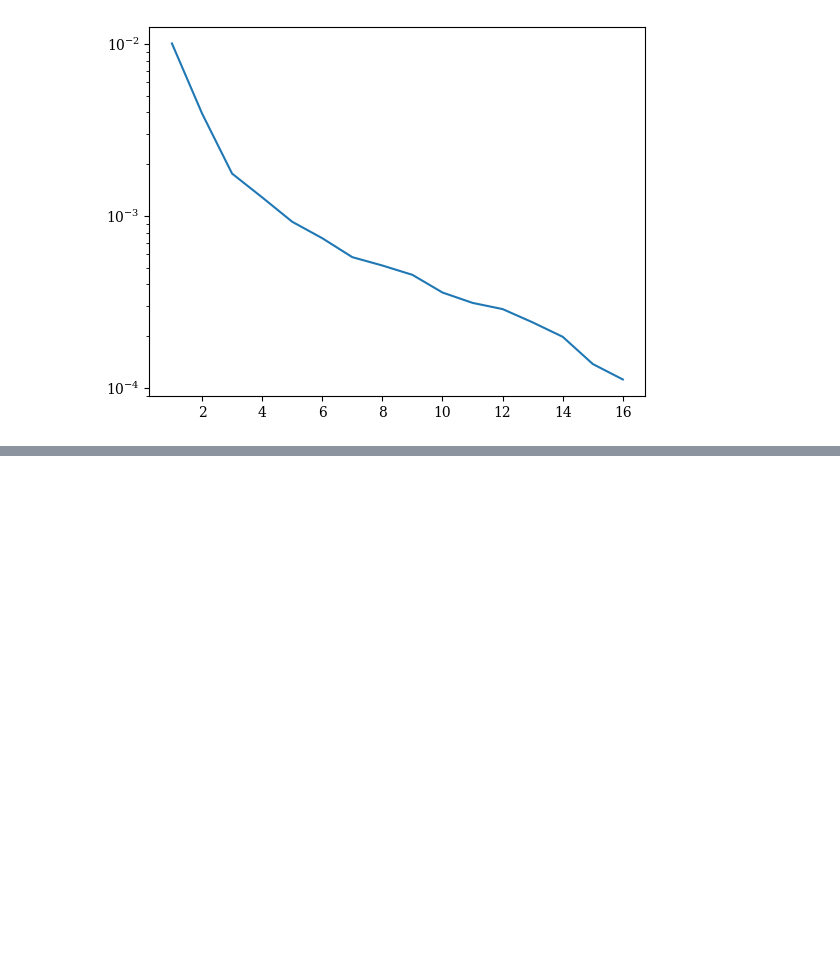
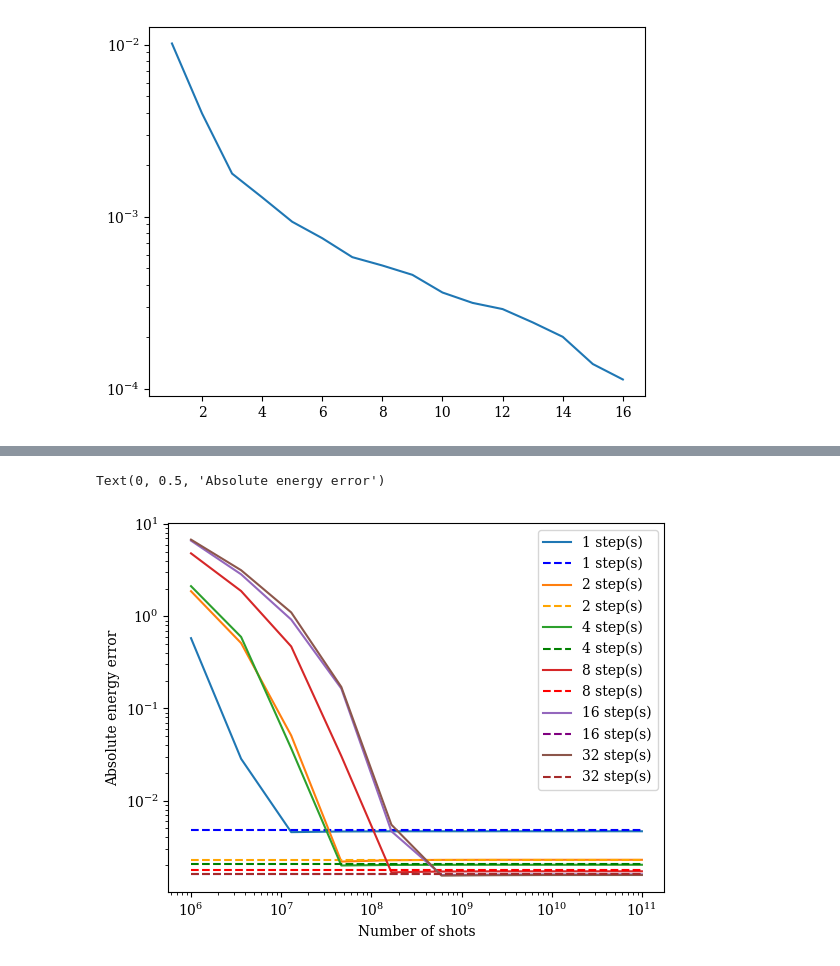
Before and after one commit to rmlarose/compare-vkp, a Jupyter notebook: qrylov_shot_noise.ipynb, the cells around one changed output, grey strips where cells are left out. Saved outputs shown, nothing was run; the diff lists cells and outputs as text; code cells hidden in the pictures; blank space fills up the shorter version.

```diff
--- a/qrylov_shot_noise.ipynb
+++ b/qrylov_shot_noise.ipynb
@@ -437,0 +463,2 @@ Text(0.5, 0, 'Shots')
+# %%
+hamiltonian_qiskit = cirq_pauli_sum_to_qiskit_pauli_op(hamiltonian_cirq)
@@ -437,0 +578,4 @@ Text(0.5, 0, 'Shots')
+# %%
+final_energies = [kv[-1] for kv in all_krylov_u_trotter_evals]
+noiseless_errors = np.abs(np.array(final_energies) - energy_exact)
+print(noiseless_errors)
@@ -437,0 +584,21 @@ Text(0.5, 0, 'Shots')
+# %%
+reps = 200
+nshots = np.logspace(6, 11, num=10)
+mean_errors = np.zeros((len(ntrotter_values), len(nshots)))
+std_errors = np.zeros((len(ntrotter_values), len(nshots)))
+for i, (ntrotter, (h, s)) in enumerate(ntrotter_hs_dict.items()):
+    mean_errs = []
+    std_errs = []
+    for shots in nshots:
+        print(f"shots={shots}")
+        noisy_energies = []
+        for _ in range(reps):
+            noisy_h, noisy_s = perturb_h_s_with_noise(h, s, h_var, s_var, shots)
+            # print(sp.linalg.norm(noisy_h - h))
+            noisy_energy = solve_regularized_gen_eig(noisy_h, noisy_s)
+            noisy_energies.append(noisy_energy)
+        errs = np.abs(noisy_energies - energy_exact)
+        mean_errs.append(np.mean(errs))
+        std_errs.append(np.std(errs))
+    mean_errors[i, :] = mean_errs
+    std_errors[i, :] = std_errs
@@ -437,0 +632,14 @@ Text(0.5, 0, 'Shots')
+# %%
+colors = ["b", "orange", "g", "r", "purple", "brown"]
+fig, ax = plt.subplots()
+for i, ntrotter in enumerate(ntrotter_values):
+    ax.plot(nshots, mean_errors[i, :], label=f"{ntrotter} step(s)")
+    ax.hlines(noiseless_errors[i], np.min(nshots), np.max(nshots), linestyles="--", colors=colors[i], label=f"{ntrotter} step(s)")
+ax.set_xscale("log")
+ax.set_yscale("log")
+ax.legend()
+ax.set_xlabel("Number of shots")
+ax.set_ylabel("Absolute energy error")
+# %% [output]
+Text(0, 0.5, 'Absolute energy error')
+[figure, added]
```
Also changed, not shown: parts of 12 cells of this notebook.
